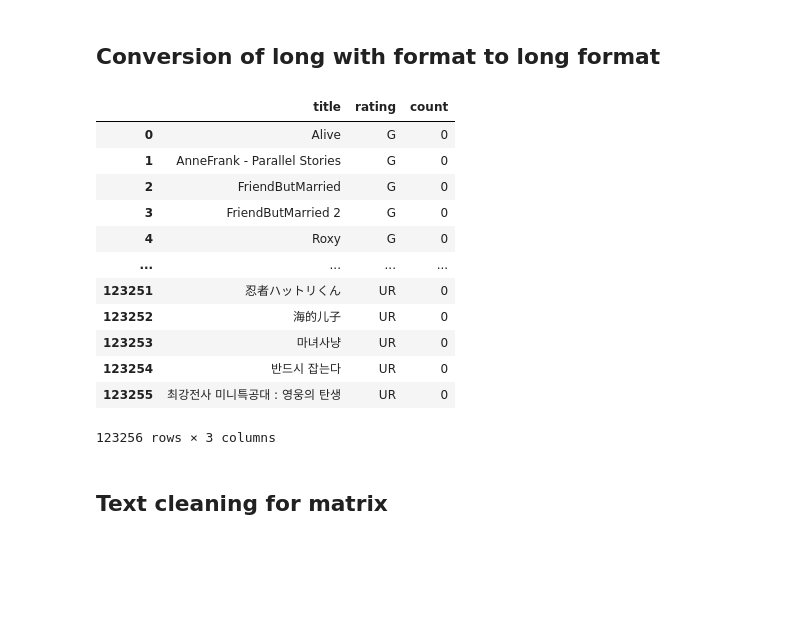
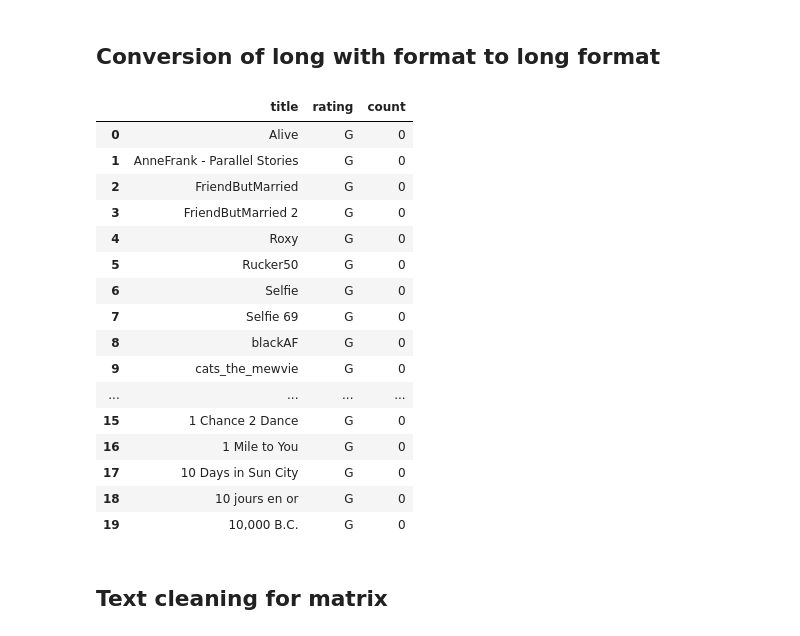
Before and after one commit to sajinamatya/Hybrid-Recommendation-System-For-Movies, a Jupyter notebook: Hybrid_Moive_Recommender.ipynb, the cells around one changed output. Cells and saved outputs as stored; diff of their text form; code cells hidden in the pictures; blank space fills up the shorter version.

```diff
--- a/Hybrid_Moive_Recommender.ipynb
+++ b/Hybrid_Moive_Recommender.ipynb
@@ -432,21 +453,25 @@ genre_rating_matrix = genre_rating_matrix.reset_index()
 long_format_matrix = genre_rating_matrix.melt(id_vars='title', var_name='rating', value_name='count')
 # %%
 
-long_format_matrix
+long_format_matrix.head(20)
 # %% [output]
 |  | title | rating | count |
 | 0 | Alive | G | 0 |
 | 1 | AnneFrank - Parallel Stories | G | 0 |
 | 2 | FriendButMarried | G | 0 |
 | 3 | FriendButMarried 2 | G | 0 |
 | 4 | Roxy | G | 0 |
+| 5 | Rucker50 | G | 0 |
+| 6 | Selfie | G | 0 |
+| 7 | Selfie 69 | G | 0 |
+| 8 | blackAF | G | 0 |
+| 9 | cats_the_mewvie | G | 0 |
 | ... | ... | ... | ... |
-| 123251 | 忍者ハットリくん | UR | 0 |
-| 123252 | 海的儿子 | UR | 0 |
-| 123253 | 마녀사냥 | UR | 0 |
-| 123254 | 반드시 잡는다 | UR | 0 |
-| 123255 | 최강전사 미니특공대 : 영웅의 탄생 | UR | 0 |
+| 15 | 1 Chance 2 Dance | G | 0 |
+| 16 | 1 Mile to You | G | 0 |
+| 17 | 10 Days in Sun City | G | 0 |
+| 18 | 10 jours en or | G | 0 |
+| 19 | 10,000 B.C. | G | 0 |
-123256 rows × 3 columns
 # %% [markdown]
 ## Text cleaning for matrix
 # %%
```
Also changed, not shown: parts of 7 cells of this notebook.
